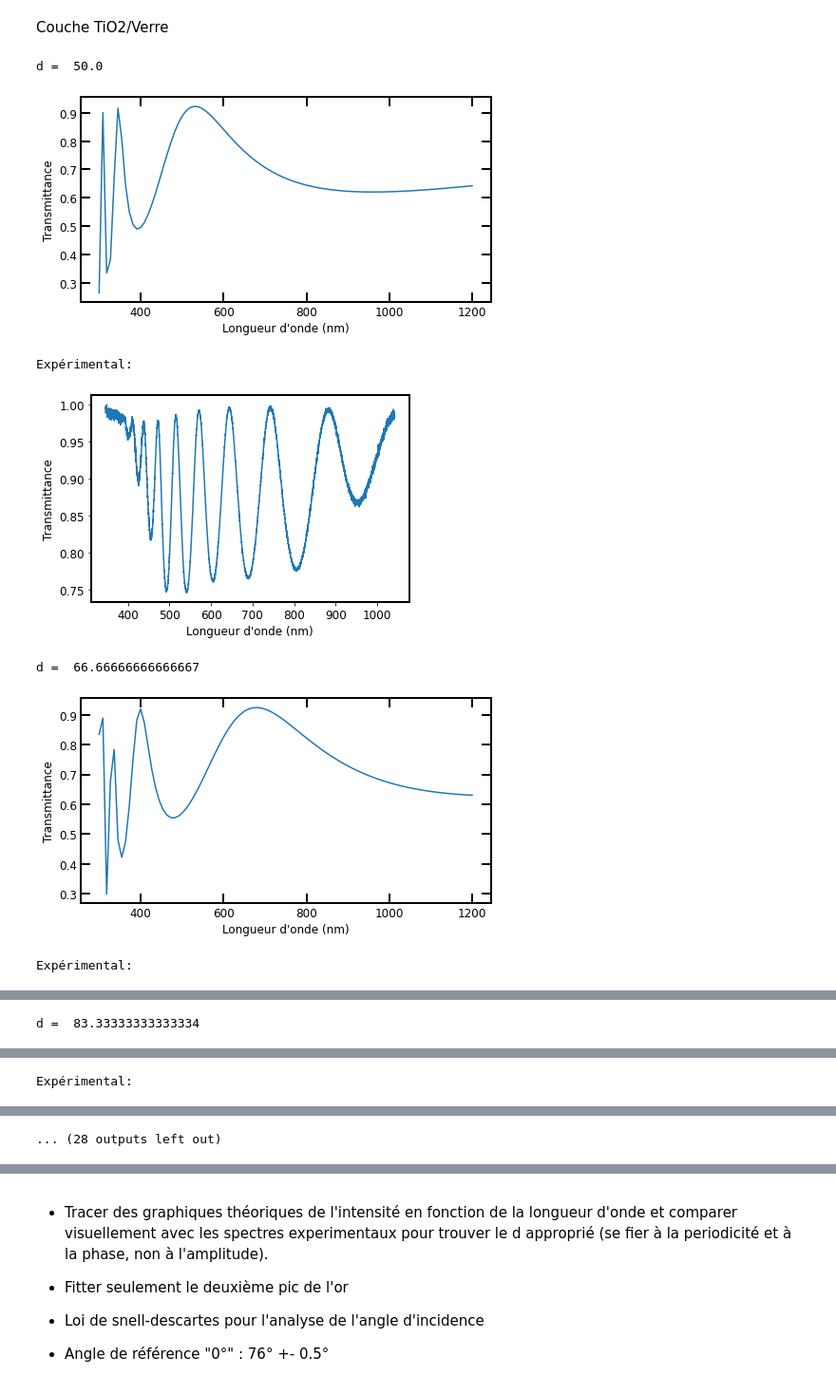
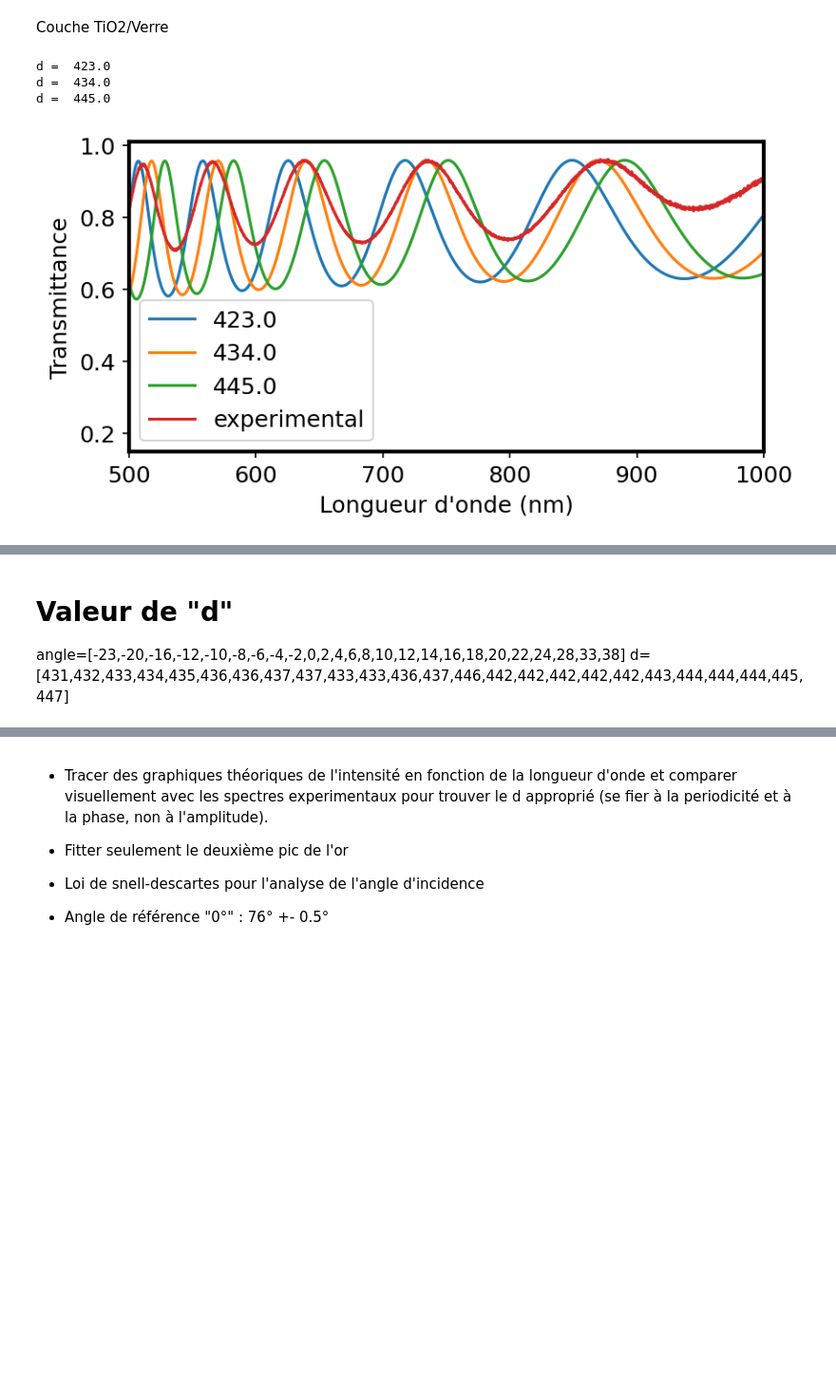
Before and after one commit to pierrotlamontagne/Github-labo-3, a Jupyter notebook: ABS/Analyse.ipynb, the cells around one changed output, grey strips where cells are left out. Shown: that part at 95% size. Saved outputs shown, nothing was run; the diff lists cells and outputs as text; code cells hidden in the pictures; blank space fills up the shorter version.

```diff
--- a/ABS/Analyse.ipynb
+++ b/ABS/Analyse.ipynb
@@ -289,30 +285,30 @@ y_fit_incert, popt_incert, perr_incert = reg_lin(x_incert, y_incert)
 ysig = np.sum( (counts_un_0[i_incert_debut:i_incert_fin]-y_fit_incert)**2 )/(len(y_fit_incert)-1)  #Estimation de l'incertitude
 #print(ysig)
 """
-épaisseur = np.linspace(50,200,10) #Épaisseur de la couche mince; Pramètre à optimiser; Vérifier que ce sont les bonnes épaisseurs
-theta_0_deg = 15 #Angle en degré
+épaisseur = np.linspace(423,445,3) #Épaisseur de la couche mince; Pramètre à optimiser; Vérifier que ce sont les bonnes épaisseurs
+theta_0_deg = 0 #Angle en degré
 theta_0 = theta_0_deg/180*np.pi #Angle en radian
 
 for d in épaisseur:
-    lamda_array = np.linspace(300,1200,100)
+    lamda_array = np.linspace(300,1200,1000)
 
     T_array = []
 
-    beau_graphique() #On initialise la figure
+    #beau_graphique() #On initialise la figure
 
-    for lamda in lamda_array:
+    for lamda_it in lamda_array:
         n1 = 1 #n i
         n2 = 2 #n i+1
-        n_air = 1 + 0.05792105/(238.0185-(lamda*1e-3)**(-2)) + 0.00167917/(57.362-(lamda*1e-3)**(-2)) #lamda en micromètre
-        n_B270 = np.sqrt(1.676*lamda**2/(lamda**2-99.19**2) + 0.3728*lamda**2/(lamda**2-6.359**2) + 0.2172*lamda**2/(lamda**2-6.436**2)) #lamda en nm
-        n_TiO2 = np.sqrt(5.913 + 0.2441/((lamda*1e-3)**2-0.0803)) #lamda en micromètre
+        n_air = 1 + 0.05792105/(238.0185-(lamda_it*1e-3)**(-2)) + 0.00167917/(57.362-(lamda_it*1e-3)**(-2)) #lamda en micromètre
+        n_B270 = np.sqrt(1.676*lamda_it**2/(lamda_it**2-99.19**2) + 0.3728*lamda_it**2/(lamda_it**2-6.359**2) + 0.2172*lamda_it**2/(lamda_it**2-6.436**2)) #lamda en nm
+        n_TiO2 = np.sqrt(5.913 + 0.2441/((lamda_it*1e-3)**2-0.0803)) #lamda en micromètre
 
         #snell-descartes
         theta_1 = np.arcsin(n_air*np.sin(theta_0)/n_TiO2)
         theta_2 = np.arcsin(n_TiO2*np.sin(theta_1)/n_B270)
 
 
-        delta = 4*np.pi*d*n_TiO2*np.cos(theta_1)/(lamda) #vérifier les unités!!!!!!!!
+        delta = 4*np.pi*d*n_TiO2*np.cos(theta_1)/(lamda_it) #vérifier les unités!!!!!!!!
 
         #On peut prendre les équations 'p' ou 's' sans perte de généralité. Donc voici les équations 'p'.
         #Pour le milieu 0, n1=n_air, n2=n_TiO2.
@@ -333,42 +329,54 @@ for d in épaisseur:
         r = (n2*np.cos(theta1)-n1*np.cos(theta2))/(n2*np.cos(theta1)+n1*np.cos(theta2)) #(2,3)
         t = (2*n1*np.cos(theta1))/(n2*np.cos(theta1)+n1*np.cos(theta2)) #(2.3)
 
         T_1 = np.array([[np.exp(-1.j*delta), 0], [0, np.exp(1.j*delta)]]) #(2.7)
         I_1 = (np.cos(theta2)/np.cos(theta1)) * np.array([[1/t, r/t], [r/t, 1/t]]) #(2.5)
 
         E_1 = np.array([1,0])
 
         #print(np.shape(T_1))
         #print("I_0= \n", I_0)
         #print("I_1= \n", I_1)
 
         M = np.dot(np.dot(I_0,T_1),I_1)
         E_0 = np.dot(M,E_1) #(2.8)
 
         t = 1/E_0[0] #(2.9)
         T = n_B270*np.cos(theta_2)*(t*np.conj(t))/(n_air*np.cos(theta_0)) #(2.10)
         T=np.real(T)
         T_array.append(T)
 
-    print("d = ",d)
-    plt.plot(lamda_array,T_array)
+    plt.figure(10, figsize=(6,3), dpi=150)
     plt.xlabel("Longueur d'onde (nm)")
     plt.ylabel("Transmittance")
-    plt.show()
 
-    print("Expérimental:")
+    print("d = ",d)
+    plt.plot(lamda_array,T_array, label=d)
+    #plt.xlabel("Longueur d'onde (nm)")
+    #plt.ylabel("Transmittance")
+    #plt.show()
+    """
+    #print("Expérimental:")
     counts_deux_66_norm = counts_deux_66/counts_vitre_66
     counts_deux_66_norm /= np.max(counts_deux_66_norm) #Normalisation
 
     plt.plot(lamda_,counts_deux_66_norm)
     plt.xlabel("Longueur d'onde (nm)")
     plt.ylabel("Transmittance")
-    plt.show()
+    plt.show()"""
+
+#Plotting des valeurs expérimentales
+plt.figure(10, figsize=(6,3), dpi=150)
+
+counts_deux_68_norm = counts_deux_68/counts_vitre_68
+counts_deux_68_norm /= np.max(counts_deux_68_norm) #Normalisation
+plt.plot(lamda_,counts_deux_68_norm-0.03, label="experimental")
+plt.xlim([500,1000])
+
+plt.legend()
+plt.show()
 # %% [output]
-d =  50.0
+d =  423.0
+d =  434.0
+d =  445.0
-[figure, old version]
+[figure, new version]
-Expérimental:
-[figure, removed]
-d =  66.66666666666667
-[figure, removed]
-Expérimental:
@@ -376 +382,0 @@ Expérimental:
-d =  83.33333333333334
@@ -378 +382,0 @@ d =  83.33333333333334
-Expérimental:
@@ -380,2 +383,5 @@ Expérimental:
-... (28 outputs left out)
+# %% [markdown]
+# Valeur de "d"
+angle=[-23,-20,-16,-12,-10,-8,-6,-4,-2,0,2,4,6,8,10,12,14,16,18,20,22,24,28,33,38]
+d=[431,432,433,434,435,436,436,437,437,433,433,436,437,446,442,442,442,442,442,443,444,444,444,445,447]
 # %%
```
Also changed, not shown: parts of 8 cells of this notebook.
